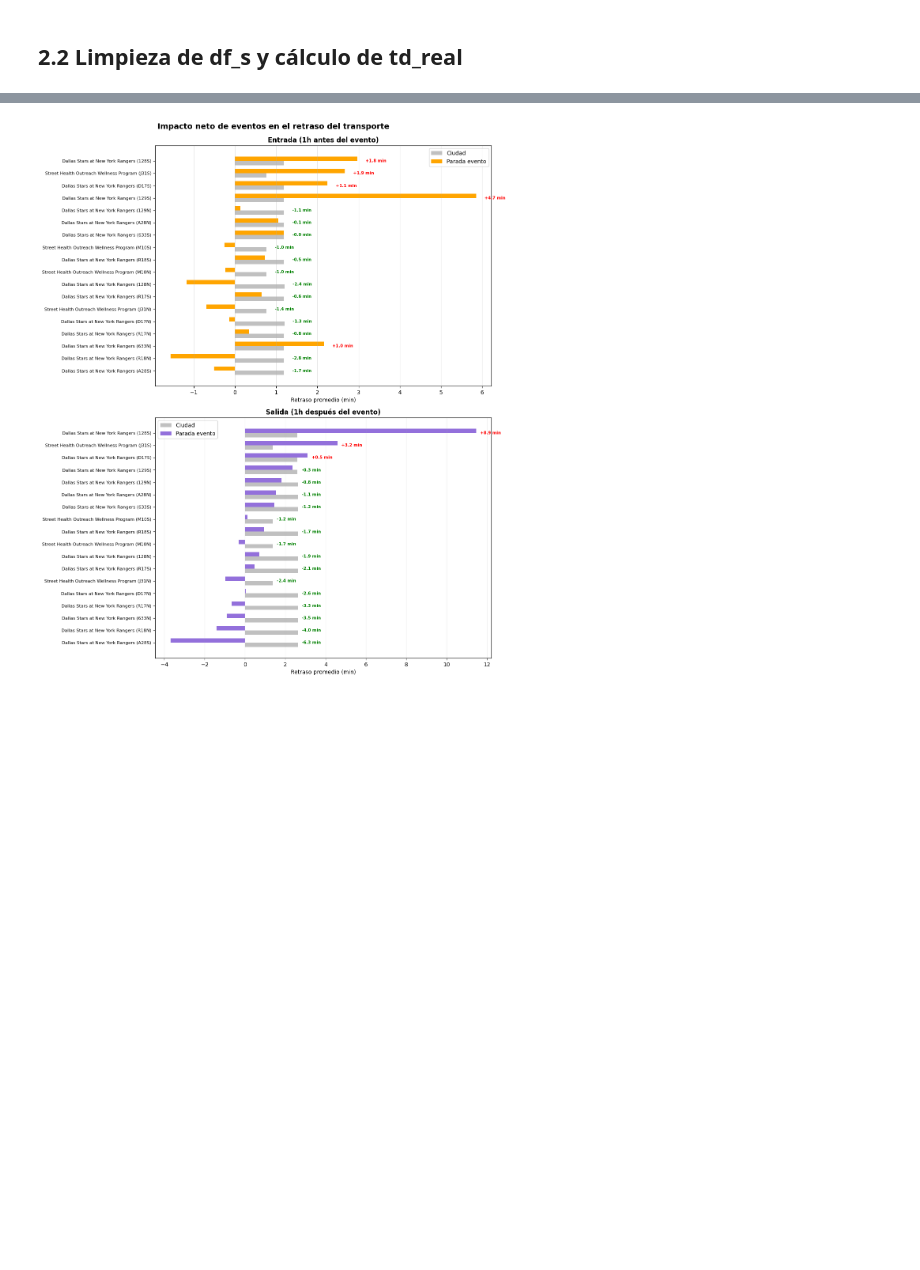
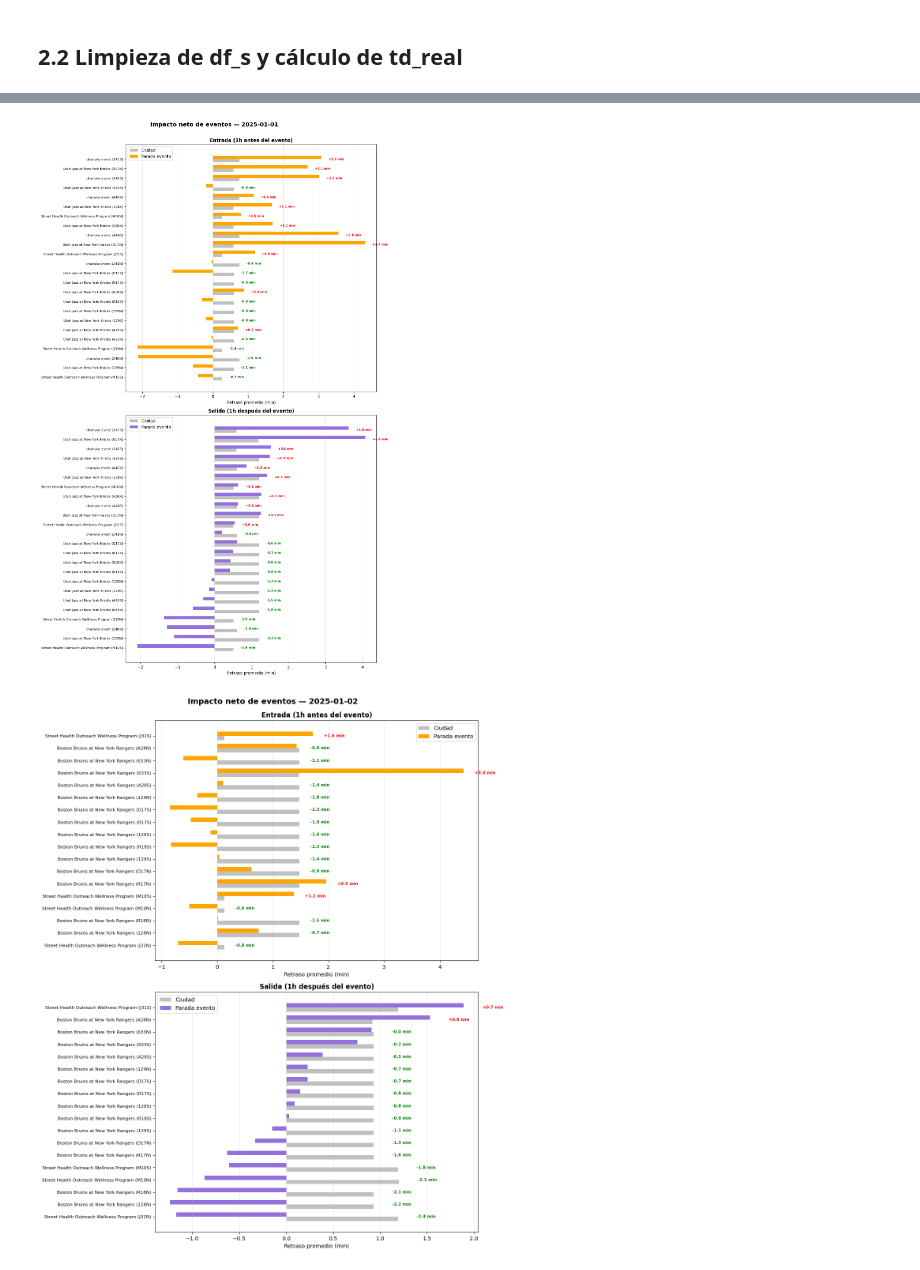
Before and after one commit to UCM-GIDIA-PD1/c2526-R5, a Jupyter notebook: notebooks/analisis_eventos.ipynb, the cells around one changed output, grey strips where cells are left out. Drawn from its saved outputs; the diff is of its cells as text; code cells hidden in the pictures; blank space fills up the shorter version.

Commit message:
Expandido a 7 dias los eventos

```diff
--- a/notebooks/analisis_eventos.ipynb
+++ b/notebooks/analisis_eventos.ipynb
@@ -226,49 +233,39 @@ df_impacto
 # %%
 import matplotlib.pyplot as plt
 import numpy as np
 import seaborn as sns
 
-etiquetas = df_impacto['Evento'] + ' (' + df_impacto['Parada'].astype(str) + ')'
-y = np.arange(len(etiquetas))
-alto = 0.35
+for fecha, df_dia_plot in df_impacto.groupby('Fecha'):
+    df_dia_plot = df_dia_plot.reset_index(drop=True)
+    etiquetas = df_dia_plot['Evento'] + ' (' + df_dia_plot['Parada'].astype(str) + ')'
+    y    = np.arange(len(etiquetas))
+    alto = 0.35
 
-fig, (ax1, ax2) = plt.subplots(2, 1, figsize=(12, max(10, len(etiquetas) * 0.8)))
+    fig, (ax1, ax2) = plt.subplots(2, 1, figsize=(12, max(8, len(etiquetas) * 0.8)))
 
+    ax1.barh(y + alto/2, df_dia_plot['Retraso Ciudad Entrada (Mins)'], alto, label='Ciudad',       color='silver')
+    ax1.barh(y - alto/2, df_dia_plot['Retraso Parada Entrada (Mins)'], alto, label='Parada evento', color='orange')
+    for i, val in enumerate(df_dia_plot['Impacto NETO Entrada (Mins)']):
+        xpos  = max(df_dia_plot['Retraso Parada Entrada (Mins)'].iloc[i], df_dia_plot['Retraso Ciudad Entrada (Mins)'].iloc[i]) + 0.2
+        color = 'red' if val > 0 else 'green'
+        ax1.text(xpos, i, f'{val:+.1f} min', va='center', fontsize=7.5, fontweight='bold', color=color)
+    ax1.set_title('Entrada (1h antes del evento)', fontweight='bold')
+    ax1.set_yticks(y); ax1.set_yticklabels(etiquetas, fontsize=8)
+    ax1.set_xlabel('Retraso promedio (min)'); ax1.legend(); ax1.grid(axis='x', alpha=0.3); ax1.invert_yaxis()
 
-ax1.barh(y + alto/2, df_impacto['Retraso Ciudad Entrada (Mins)'], alto, label='Ciudad', color='silver')
-ax1.barh(y - alto/2, df_impacto['Retraso Parada Entrada (Mins)'], alto, label='Parada evento', color='orange')
-for i, val in enumerate(df_impacto['Impacto NETO Entrada (Mins)']):
-    xpos = max(df_impacto['Retraso Parada Entrada (Mins)'].iloc[i],
-               df_impacto['Retraso Ciudad Entrada (Mins)'].iloc[i]) + 0.2
-    color = 'red' if val > 0 else 'green'
-    ax1.text(xpos, i, f'{val:+.1f} min', va='center', fontsize=7.5, fontweight='bold', color=color) #colocar el +-
-ax1.set_title('Entrada (1h antes del evento)', fontweight='bold')
-ax1.set_yticks(y)
-ax1.set_yticklabels(etiquetas, fontsize=8)
-ax1.set_xlabel('Retraso promedio (min)')
-ax1.legend()
-ax1.grid(axis='x', alpha=0.3)
-ax1.invert_yaxis()
+    ax2.barh(y + alto/2, df_dia_plot['Retraso Ciudad Salida (Mins)'], alto, label='Ciudad',       color='silver')
+    ax2.barh(y - alto/2, df_dia_plot['Retraso Parada Salida (Mins)'], alto, label='Parada evento', color='mediumpurple')
+    for i, val in enumerate(df_dia_plot['Impacto NETO Salida (Mins)']):
+        xpos  = max(df_dia_plot['Retraso Parada Salida (Mins)'].iloc[i], df_dia_plot['Retraso Ciudad Salida (Mins)'].iloc[i]) + 0.2
+        color = 'red' if val > 0 else 'green'
+        ax2.text(xpos, i, f'{val:+.1f} min', va='center', fontsize=7.5, fontweight='bold', color=color)
+    ax2.set_title('Salida (1h después del evento)', fontweight='bold')
+    ax2.set_yticks(y); ax2.set_yticklabels(etiquetas, fontsize=8)
+    ax2.set_xlabel('Retraso promedio (min)'); ax2.legend(); ax2.grid(axis='x', alpha=0.3); ax2.invert_yaxis()
 
-
-ax2.barh(y + alto/2, df_impacto['Retraso Ciudad Salida (Mins)'], alto, label='Ciudad', color='silver')
-ax2.barh(y - alto/2, df_impacto['Retraso Parada Salida (Mins)'], alto, label='Parada evento', color='mediumpurple')
-for i, val in enumerate(df_impacto['Impacto NETO Salida (Mins)']):
-    xpos = max(df_impacto['Retraso Parada Salida (Mins)'].iloc[i],
-               df_impacto['Retraso Ciudad Salida (Mins)'].iloc[i]) + 0.2
-    color = 'red' if val > 0 else 'green'
-    ax2.text(xpos, i, f'{val:+.1f} min', va='center', fontsize=7.5, fontweight='bold', color=color)
-ax2.set_title('Salida (1h después del evento)', fontweight='bold')
-ax2.set_yticks(y)
-ax2.set_yticklabels(etiquetas, fontsize=8)
-ax2.set_xlabel('Retraso promedio (min)')
-ax2.legend()
-ax2.grid(axis='x', alpha=0.3)
-ax2.invert_yaxis()
-
-fig.suptitle('Impacto neto de eventos en el retraso del transporte', fontsize=14, fontweight='bold')
-fig.tight_layout()
-fig.subplots_adjust(top=0.94)
-plt.show()
+    fig.suptitle(f'Impacto neto de eventos — {fecha}', fontsize=14, fontweight='bold')
+    fig.tight_layout(); fig.subplots_adjust(top=0.94)
+    plt.show()
 # %% [output]
-[figure, old version]
+[figure, new version]
+[figure, added]
```
Also changed, not shown: parts of 18 cells of this notebook, 2 other files.
